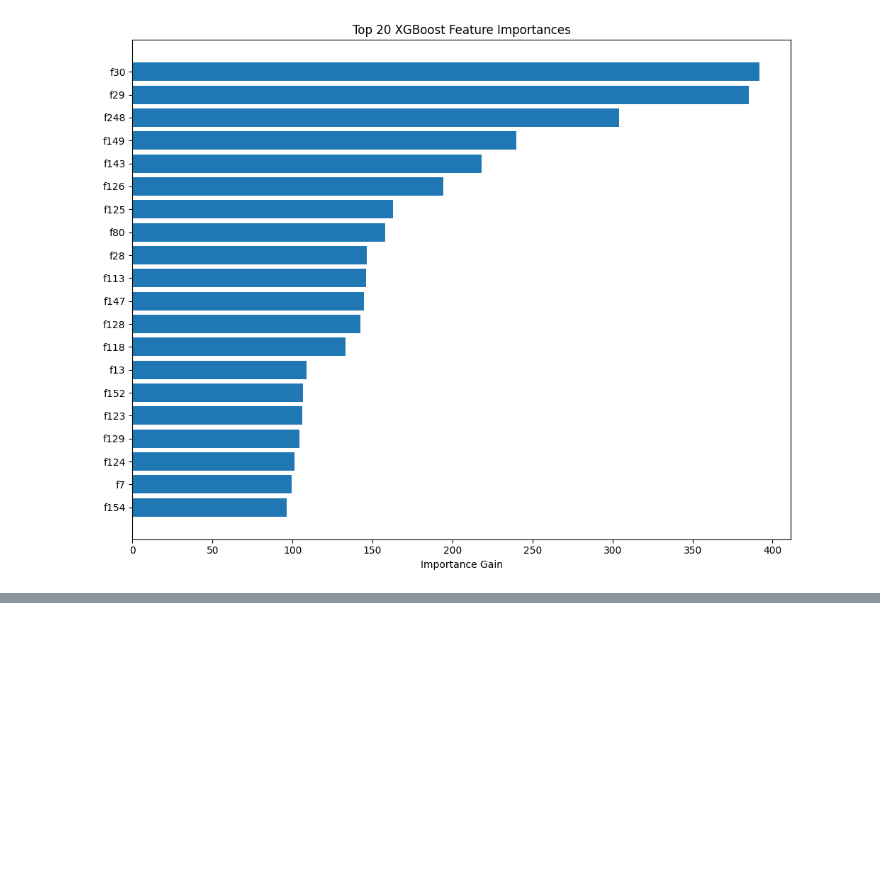
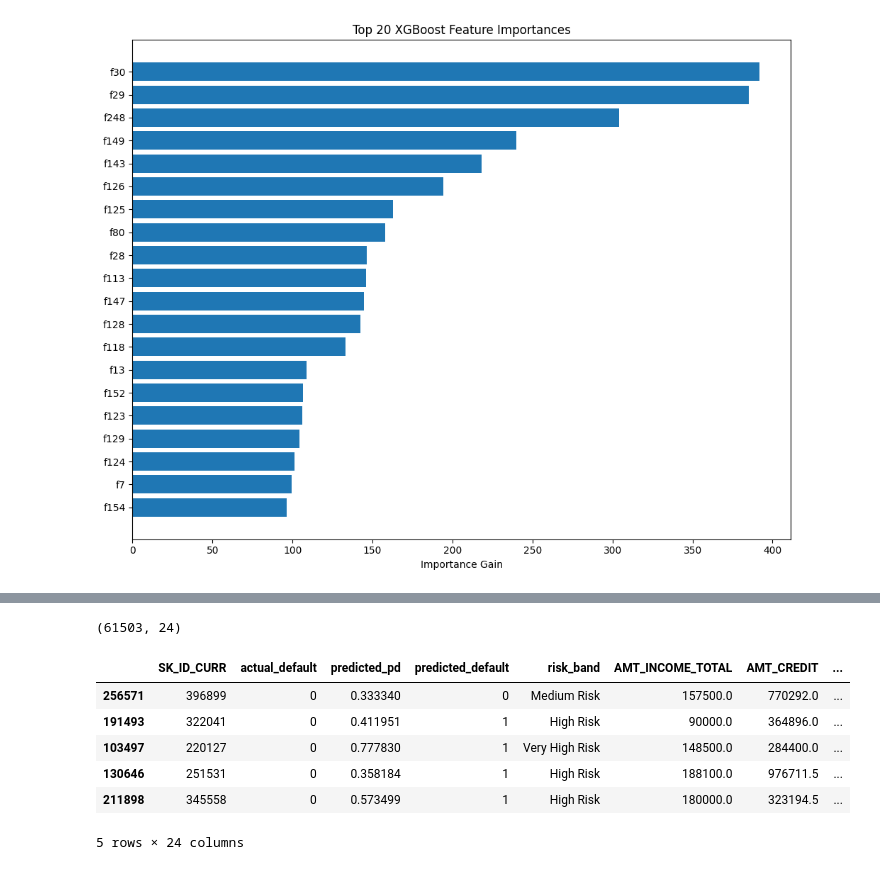
Before and after one commit to pegasus019/credit-risk-platform, a Jupyter notebook: 01_eda.ipynb, the cells around one changed output, grey strips where cells are left out. Drawn from its saved outputs; the diff is of its cells as text; code cells hidden in the pictures; blank space fills up the shorter version.

```diff
--- a/01_eda.ipynb
+++ b/01_eda.ipynb
@@ -417,0 +435,73 @@ plt.show()
+# %%
+import pandas as pd
+import numpy as np
+import os
+
+os.makedirs("outputs", exist_ok=True)
+
+def assign_risk_band(prob):
+    if prob < 0.20:
+        return "Low Risk"
+    elif prob < 0.35:
+        return "Medium Risk"
+    elif prob < 0.60:
+        return "High Risk"
+    else:
+        return "Very High Risk"
+
+scored_results = X_test.copy()
+
+scored_results["actual_default"] = y_test.values
+scored_results["predicted_pd"] = y_proba_xgb
+scored_results["risk_band"] = scored_results["predicted_pd"].apply(assign_risk_band)
+
+# Add predicted class using chosen business threshold
+business_threshold = 0.35
+scored_results["predicted_default"] = (scored_results["predicted_pd"] >= business_threshold).astype(int)
+
+# Keep useful dashboard columns only
+dashboard_cols = [
+    "SK_ID_CURR",
+    "actual_default",
+    "predicted_pd",
+    "predicted_default",
+    "risk_band",
+    "AMT_INCOME_TOTAL",
+    "AMT_CREDIT",
+    "AMT_ANNUITY",
+    "NAME_CONTRACT_TYPE",
+    "NAME_EDUCATION_TYPE",
+    "NAME_FAMILY_STATUS",
+    "NAME_HOUSING_TYPE",
+    "OCCUPATION_TYPE",
+    "bureau_loans_count",
+    "bureau_credit_sum",
+    "bureau_credit_debt",
+    "bureau_overdue_sum",
+    "prev_apps_count",
+    "prev_refused_rate",
+    "prev_approved_rate",
+    "late_rate",
+    "avg_days_late",
+    "max_days_late",
+    "missed_payment_rate"
+]
+
+# Only keep columns that exist
+dashboard_cols = [col for col in dashboard_cols if col in scored_results.columns]
+
+scored_results_dashboard = scored_results[dashboard_cols]
+
+scored_results_dashboard.to_csv("outputs/credit_risk_scored_results.csv", index=False)
+
+print(scored_results_dashboard.shape)
+scored_results_dashboard.head()
+# %% [output]
+(61503, 24)
+|  | SK_ID_CURR | actual_default | predicted_pd | predicted_default | risk_band | AMT_INCOME_TOTAL | AMT_CREDIT | ... |
+| 256571 | 396899 | 0 | 0.333340 | 0 | Medium Risk | 157500.0 | 770292.0 | ... |
+| 191493 | 322041 | 0 | 0.411951 | 1 | High Risk | 90000.0 | 364896.0 | ... |
+| 103497 | 220127 | 0 | 0.777830 | 1 | Very High Risk | 148500.0 | 284400.0 | ... |
+| 130646 | 251531 | 0 | 0.358184 | 1 | High Risk | 188100.0 | 976711.5 | ... |
+| 211898 | 345558 | 0 | 0.573499 | 1 | High Risk | 180000.0 | 323194.5 | ... |
+5 rows × 24 columns
```
Also changed, not shown: parts of 6 cells of this notebook, 4 other files.
